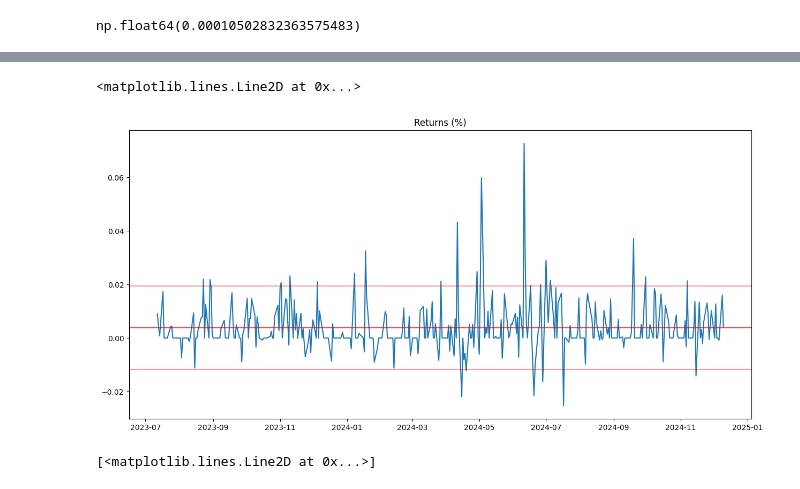
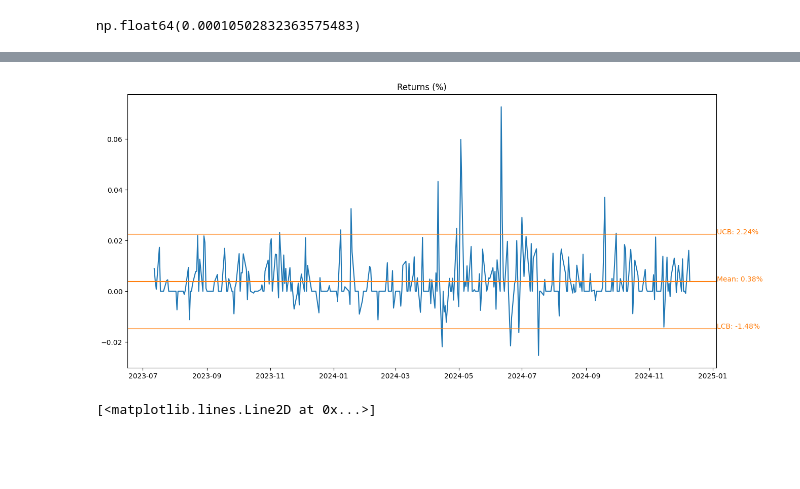
Before and after one commit to egeatmaca/stock_price_prediction, a Jupyter notebook: transformers_and_lstm.ipynb, the cells around one changed output, grey strips where cells are left out. Cells and saved outputs as stored; diff of their text form; code cells hidden in the pictures; blank space fills up the shorter version.

```diff
--- a/transformers_and_lstm.ipynb
+++ b/transformers_and_lstm.ipynb
@@ -694,13 +694,27 @@ Using device: cpu
-# %%
-plt.figure(figsize=(15, 7))
-plt.title('Returns (%)')
-plt.plot(df_backtest_test.index[7:], returns)
-plt.axhline(np.mean(returns), color='red', alpha=0.7)
-plt.axhline(np.mean(returns)+1.64*np.std(returns), color='red', alpha=0.4)
-plt.axhline(np.mean(returns)-1.64*np.std(returns), color='red', alpha=0.4)
-# %% [output]
-<matplotlib.lines.Line2D at 0x...>
-[figure, removed]
+# %%
+mean_return = np.mean(returns)
+std_return = np.std(returns)
+ucb = mean_return + 1.96 * std_return
+lcb = mean_return - 1.96 * std_return
+
+fig, ax = plt.subplots(figsize=(15, 7))
+
+plt.title('Returns (%)')
+
+plt.plot(df_backtest_test.index[7:], returns)
+
+plt.axhline(mean_return, color='tab:orange')
+ax.text(ax.get_xlim()[1] + 0.5, mean_return, f'Mean: {round(100*mean_return, 2)}%', color='tab:orange')
+
+plt.axhline(ucb, color='tab:orange', alpha=0.6)
+ax.text(ax.get_xlim()[1] + 0.5, ucb, f'UCB: {round(100*ucb, 2)}%', color='tab:orange')
+
+plt.axhline(lcb, color='tab:orange', alpha=0.6)
+ax.text(ax.get_xlim()[1] + 0.5, lcb, f'LCB: {round(100*lcb, 2)}%', color='tab:orange')
+
+plt.show()
+# %% [output]
+[figure, added]
 # %%
 amts = [100]
 for r in returns:
```
Also changed, not shown: parts of 31 cells of this notebook, 4 other files.
